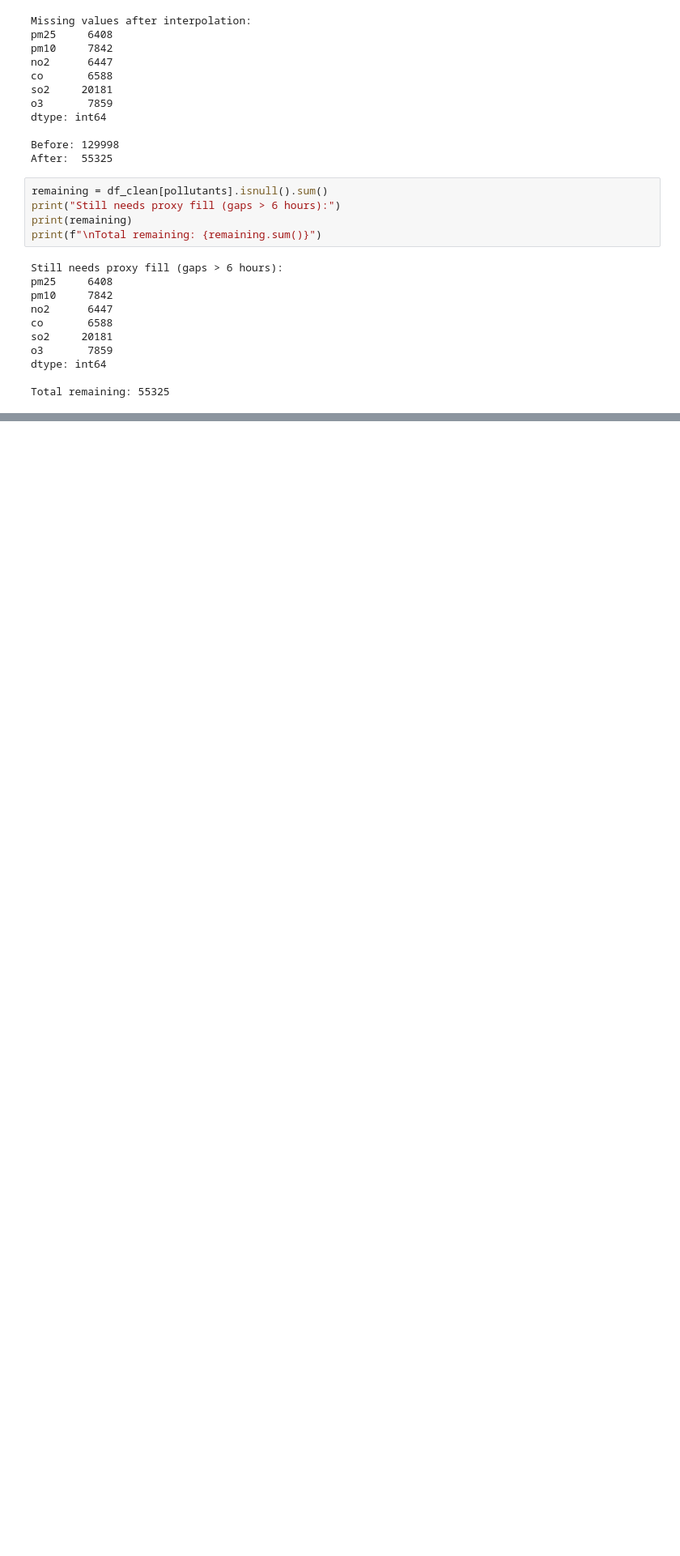
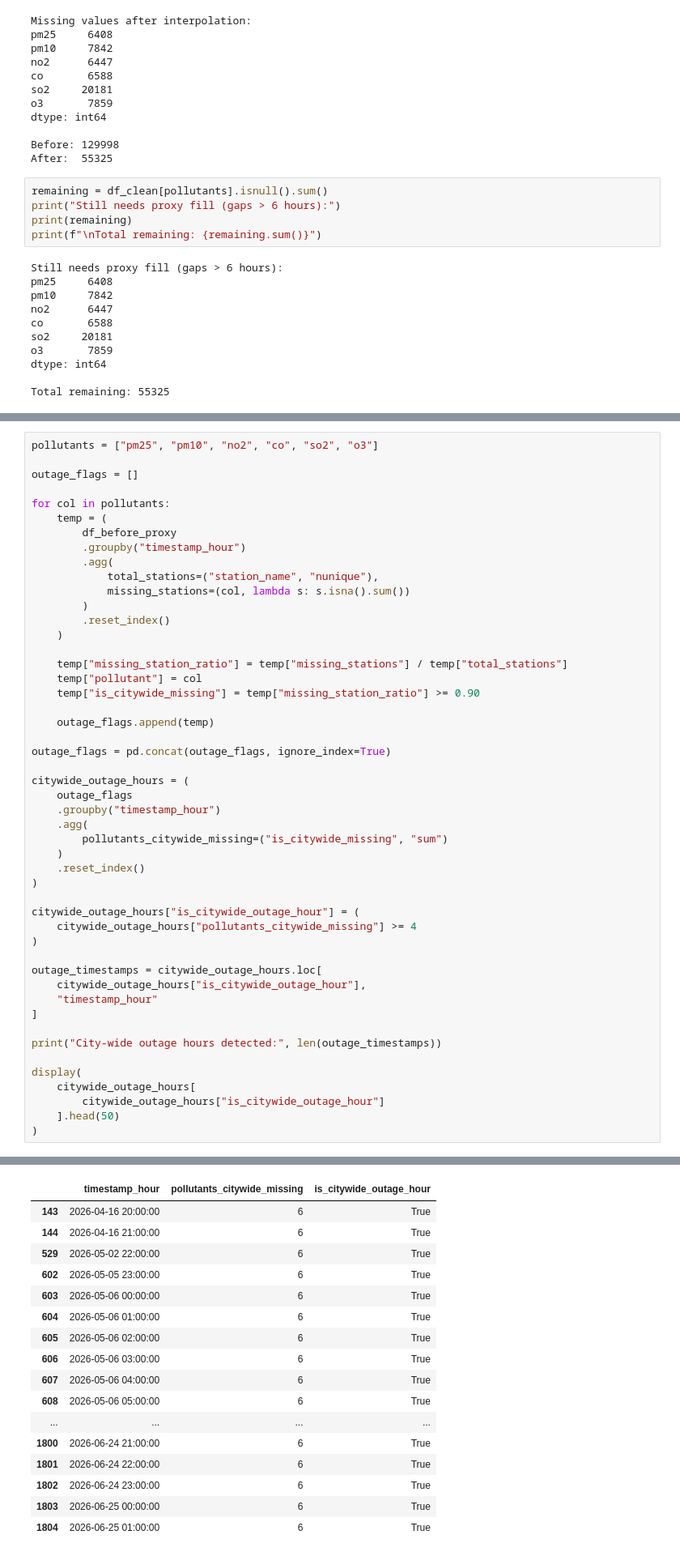
Before and after one commit to sakshamranjan8/ClearTrace, a Jupyter notebook: notebooks/cleaningbasedonEDAFindings.ipynb, the cells around one changed output, grey strips where cells are left out. Shown at 81% size. Drawn from its saved outputs; the diff is of its cells as text; blank space fills up the shorter version.

```diff
--- a/notebooks/cleaningbasedonEDAFindings.ipynb
+++ b/notebooks/cleaningbasedonEDAFindings.ipynb
@@ -128,0 +545,50 @@ Total remaining: 55325
+# %%
+pollutants = ["pm25", "pm10", "no2", "co", "so2", "o3"]
+
+outage_flags = []
+
+for col in pollutants:
+    temp = (
+        df_before_proxy
+        .groupby("timestamp_hour")
+        .agg(
+            total_stations=("station_name", "nunique"),
+            missing_stations=(col, lambda s: s.isna().sum())
+        )
+        .reset_index()
+    )
+
+    temp["missing_station_ratio"] = temp["missing_stations"] / temp["total_stations"]
+    temp["pollutant"] = col
+    temp["is_citywide_missing"] = temp["missing_station_ratio"] >= 0.90
+
+    outage_flags.append(temp)
+
+outage_flags = pd.concat(outage_flags, ignore_index=True)
+
+citywide_outage_hours = (
+    outage_flags
+    .groupby("timestamp_hour")
+    .agg(
+        pollutants_citywide_missing=("is_citywide_missing", "sum")
+    )
+    .reset_index()
+)
+
+citywide_outage_hours["is_citywide_outage_hour"] = (
+    citywide_outage_hours["pollutants_citywide_missing"] >= 4
+)
+
+outage_timestamps = citywide_outage_hours.loc[
+    citywide_outage_hours["is_citywide_outage_hour"],
+    "timestamp_hour"
+]
+
+print("City-wide outage hours detected:", len(outage_timestamps))
+
+display(
+    citywide_outage_hours[
+        citywide_outage_hours["is_citywide_outage_hour"]
+    ].head(50)
+)
+# %% [output]
@@ -128,0 +596,17 @@ Total remaining: 55325
+|  | timestamp_hour | pollutants_citywide_missing | is_citywide_outage_hour |
+| 143 | 2026-04-16 20:00:00 | 6 | True |
+| 144 | 2026-04-16 21:00:00 | 6 | True |
+| 529 | 2026-05-02 22:00:00 | 6 | True |
+| 602 | 2026-05-05 23:00:00 | 6 | True |
+| 603 | 2026-05-06 00:00:00 | 6 | True |
+| 604 | 2026-05-06 01:00:00 | 6 | True |
+| 605 | 2026-05-06 02:00:00 | 6 | True |
+| 606 | 2026-05-06 03:00:00 | 6 | True |
+| 607 | 2026-05-06 04:00:00 | 6 | True |
+| 608 | 2026-05-06 05:00:00 | 6 | True |
+| ... | ... | ... | ... |
+| 1800 | 2026-06-24 21:00:00 | 6 | True |
+| 1801 | 2026-06-24 22:00:00 | 6 | True |
+| 1802 | 2026-06-24 23:00:00 | 6 | True |
+| 1803 | 2026-06-25 00:00:00 | 6 | True |
+| 1804 | 2026-06-25 01:00:00 | 6 | True |
```
Also changed, not shown: parts of 19 cells of this notebook, 1 other file.
